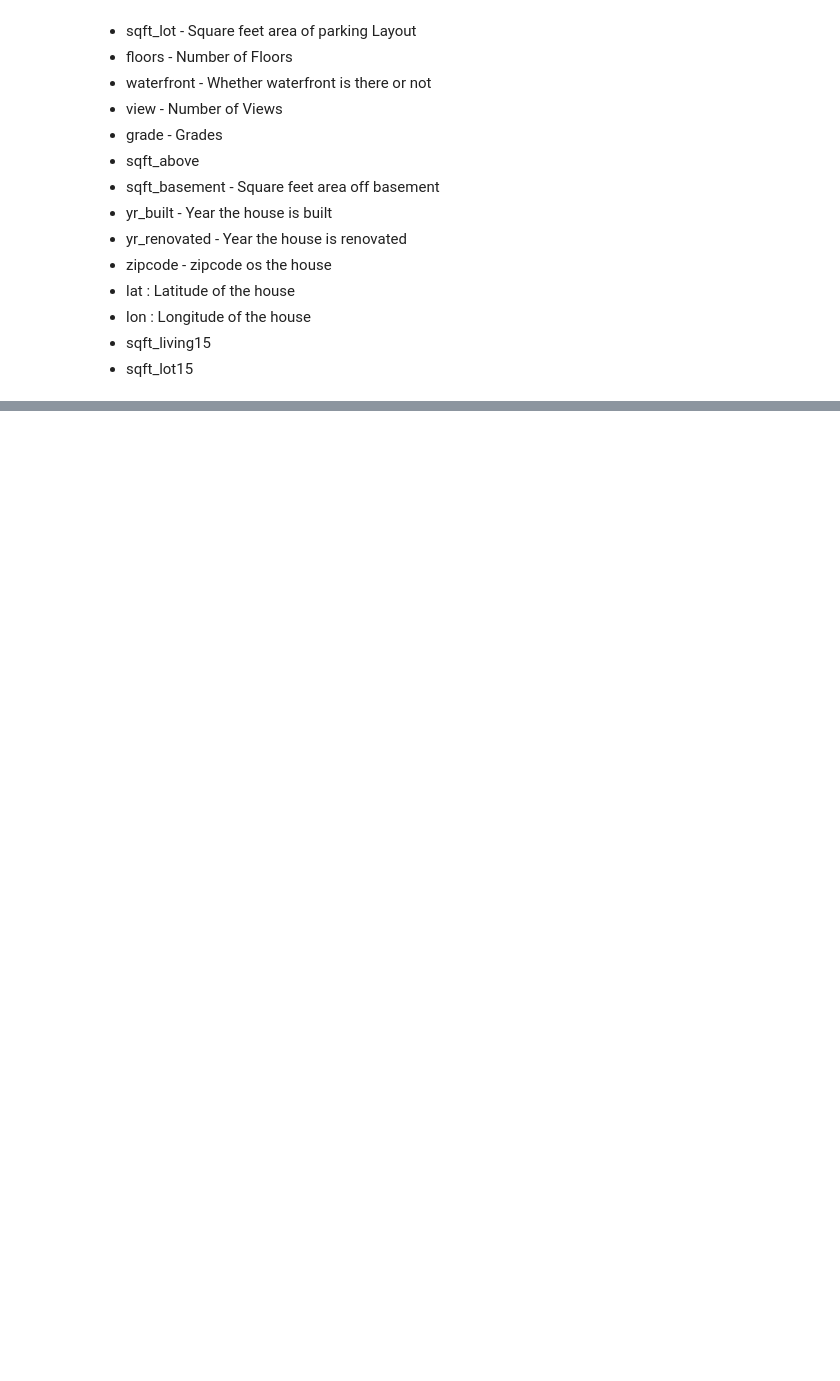
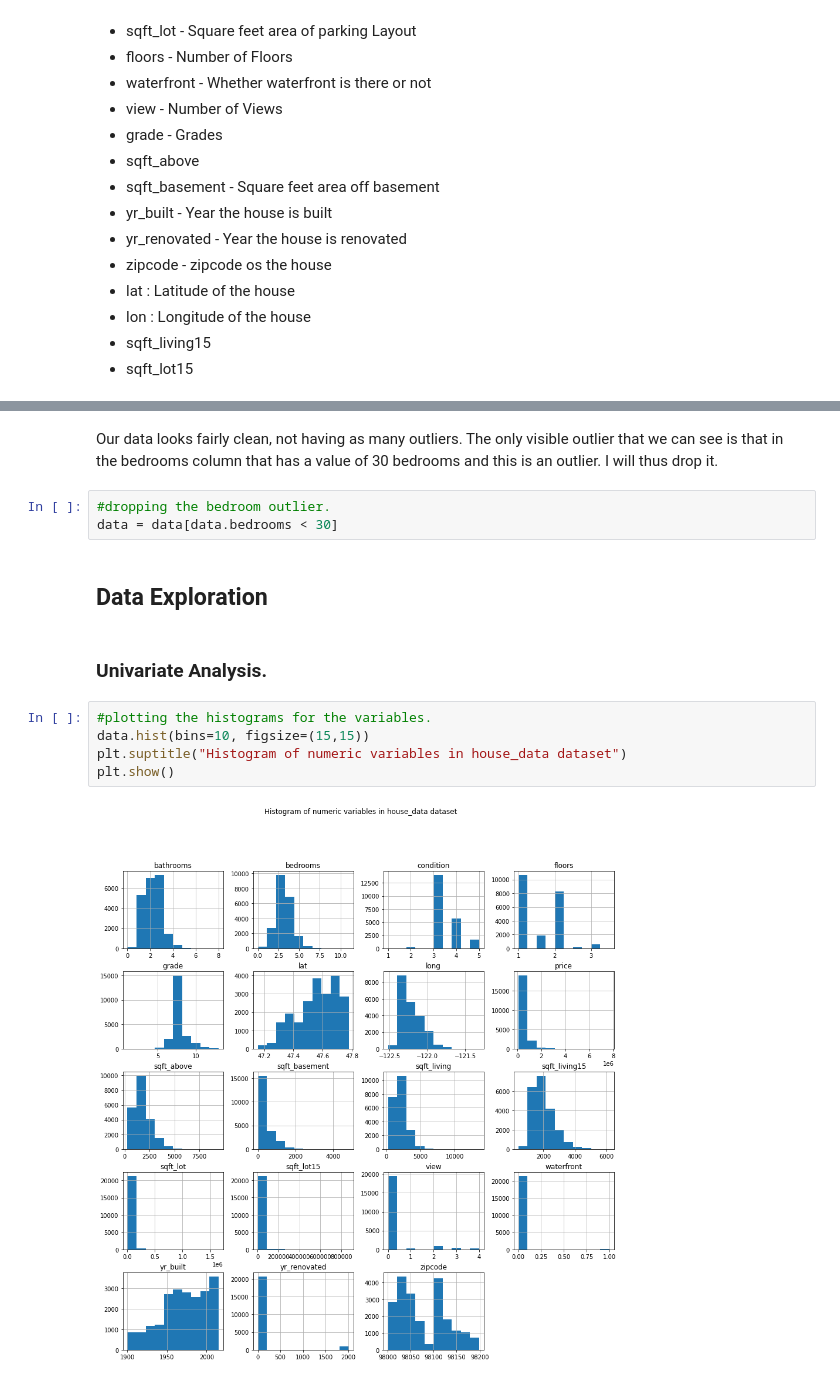
Before and after one commit to Mumo-vicky/House-Prices-Prediction, a Jupyter notebook: House_Prices_Prediction.ipynb, the cells around one changed output, grey strips where cells are left out. Saved outputs shown, nothing was run; the diff lists cells and outputs as text; blank space fills up the shorter version.

```diff
--- a/House_Prices_Prediction.ipynb
+++ b/House_Prices_Prediction.ipynb
@@ -138,0 +205,16 @@ plt.show()
+# %% [markdown]
+Our data looks fairly clean, not having as many outliers. The only visible outlier that we can see is that in the bedrooms column that has a value of 30 bedrooms and this is an outlier. I will thus drop it.
+# %%
+#dropping the bedroom outlier.
+data = data[data.bedrooms < 30]
+# %% [markdown]
+## **Data Exploration**
+# %% [markdown]
+### **Univariate Analysis.**
+# %%
+#plotting the histograms for the variables.
+data.hist(bins=10, figsize=(15,15))
+plt.suptitle("Histogram of numeric variables in house_data dataset")
+plt.show()
+# %% [output]
+[figure, added]
```
Also changed, not shown: parts of 104 cells of this notebook.
